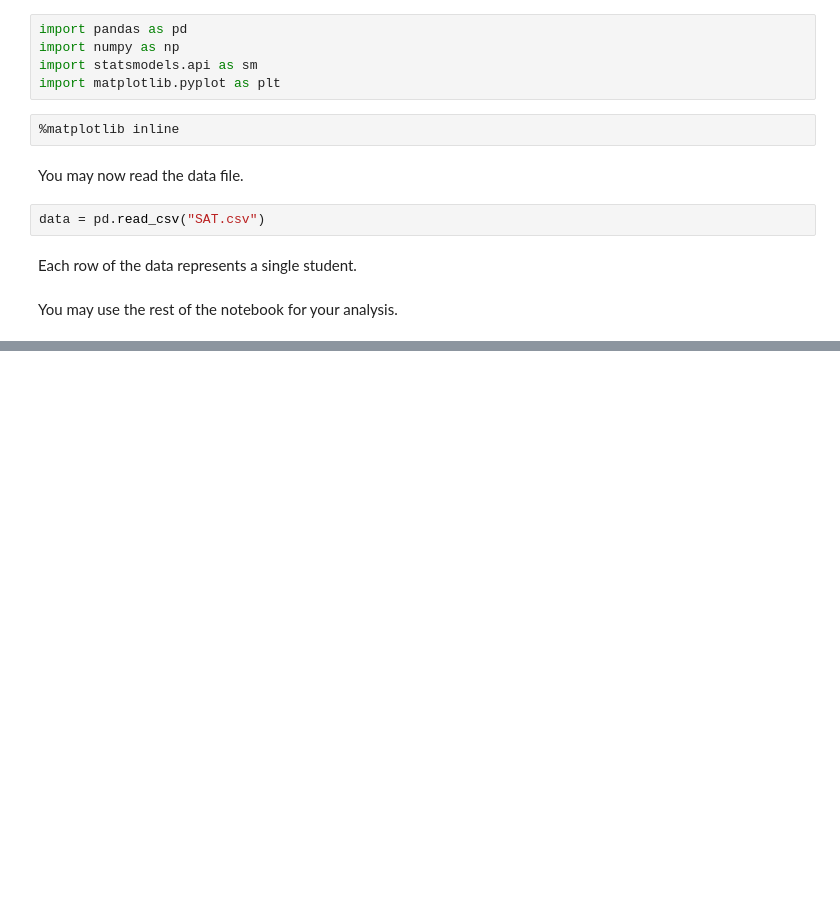
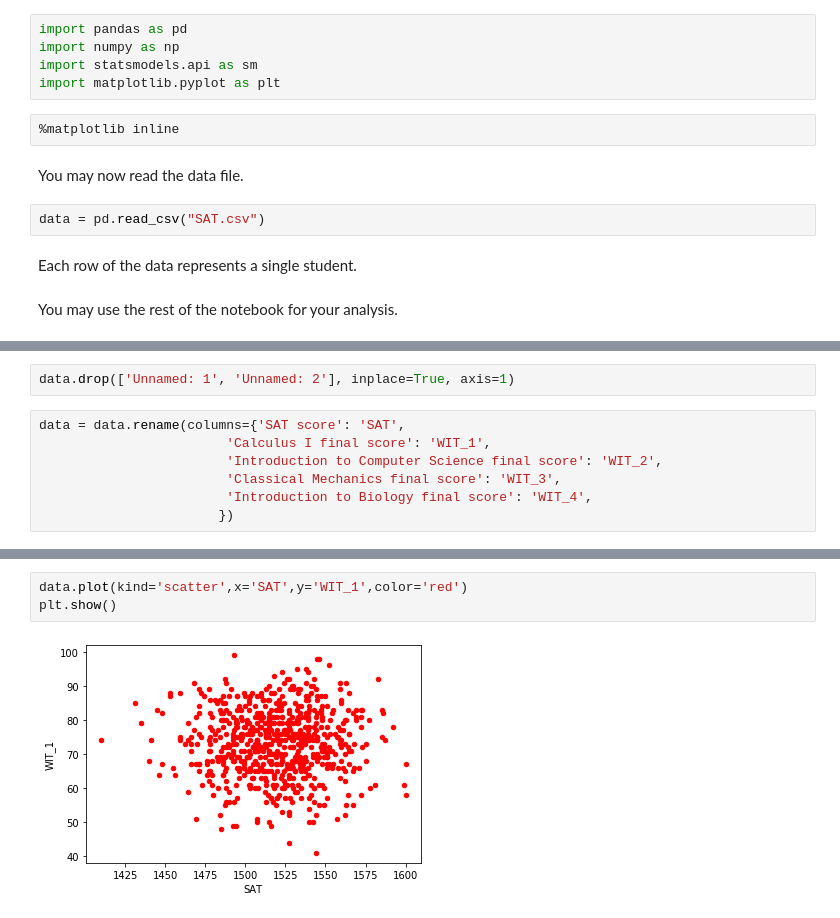
Before and after one commit to anugrahchemparathy/DataProject, a Jupyter notebook: SAT notebook.ipynb, the cells around one changed output, grey strips where cells are left out. Saved outputs shown, nothing was run; the diff lists cells and outputs as text; blank space fills up the shorter version.

```diff
--- a/SAT notebook.ipynb
+++ b/SAT notebook.ipynb
@@ -38,0 +50,9 @@ You may use the rest of the notebook for your analysis.
+# %%
+data.drop(['Unnamed: 1', 'Unnamed: 2'], inplace=True, axis=1)
+# %%
+data = data.rename(columns={'SAT score': 'SAT',
+                        'Calculus I final score': 'WIT_1',
+                        'Introduction to Computer Science final score': 'WIT_2',
+                        'Classical Mechanics final score': 'WIT_3',
+                        'Introduction to Biology final score': 'WIT_4',
+                       })
@@ -38,0 +120,5 @@ You may use the rest of the notebook for your analysis.
+# %%
+data.plot(kind='scatter',x='SAT',y='WIT_1',color='red')
+plt.show()
+# %% [output]
+[figure, added]
```
Also changed, not shown: parts of 11 cells of this notebook, 1 other file.
